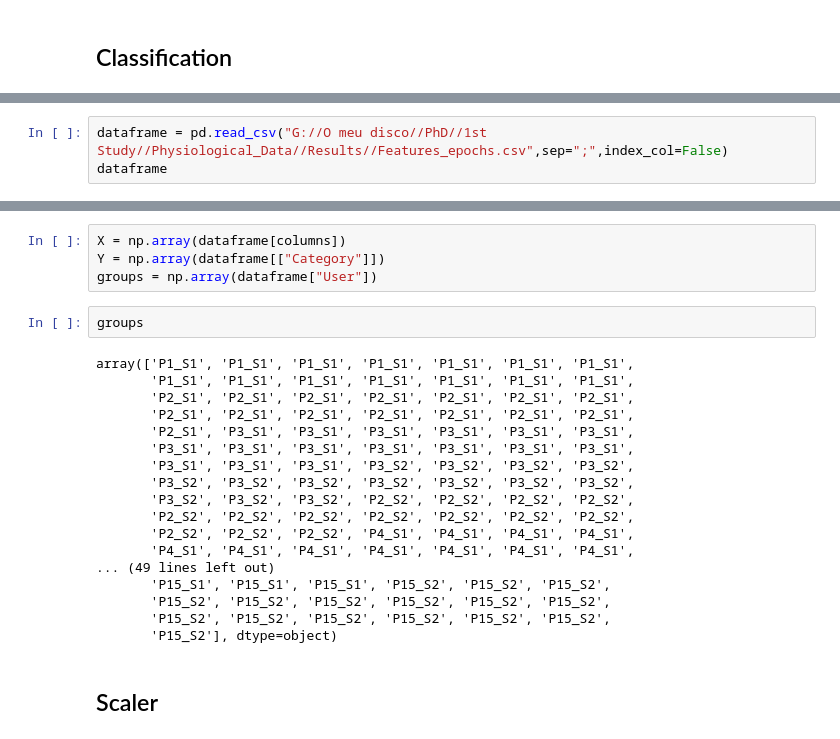
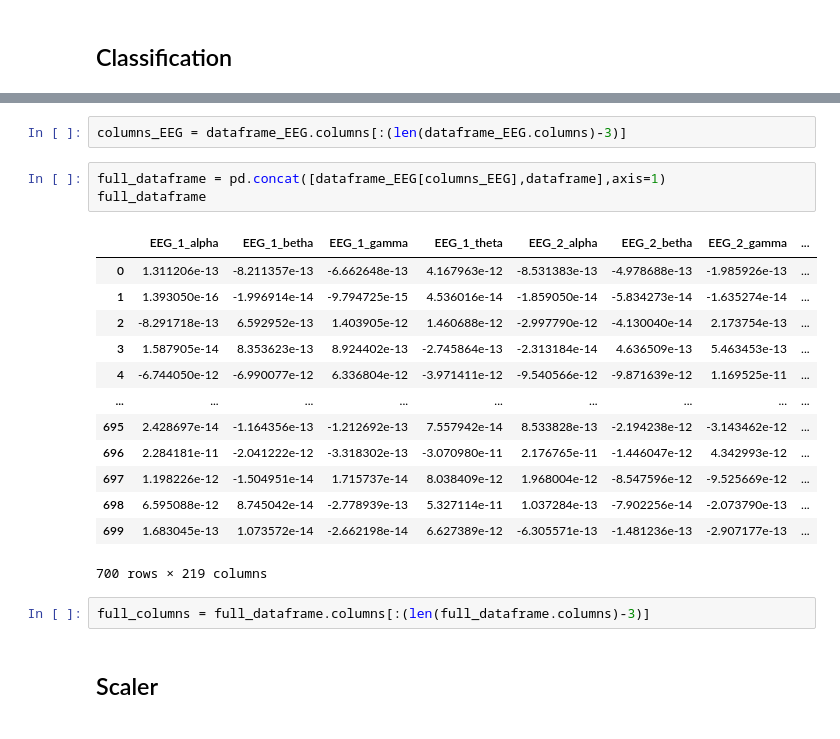
Before and after one commit to rodrigolima6/Physiological_Data, a Jupyter notebook: Classification.ipynb, the cells around one changed output, grey strips where cells are left out. Saved outputs shown, nothing was run; the diff lists cells and outputs as text.

```diff
--- a/Classification.ipynb
+++ b/Classification.ipynb
@@ -45,3 +72,0 @@ dataframe
-# %%
-dataframe = pd.read_csv("G://O meu disco//PhD//1st Study//Physiological_Data//Results//Features_epochs.csv",sep=";",index_col=False)
-dataframe
@@ -94,27 +78,24 @@ TypeError: ufunc 'isnan' not supported for the input types, and the inputs could
-# %%
-X = np.array(dataframe[columns])
-Y = np.array(dataframe[["Category"]])
-groups = np.array(dataframe["User"])
-# %%
-groups
-# %% [output]
-array(['P1_S1', 'P1_S1', 'P1_S1', 'P1_S1', 'P1_S1', 'P1_S1', 'P1_S1',
-       'P1_S1', 'P1_S1', 'P1_S1', 'P1_S1', 'P1_S1', 'P1_S1', 'P1_S1',
-       'P2_S1', 'P2_S1', 'P2_S1', 'P2_S1', 'P2_S1', 'P2_S1', 'P2_S1',
-       'P2_S1', 'P2_S1', 'P2_S1', 'P2_S1', 'P2_S1', 'P2_S1', 'P2_S1',
-       'P2_S1', 'P3_S1', 'P3_S1', 'P3_S1', 'P3_S1', 'P3_S1', 'P3_S1',
-       'P3_S1', 'P3_S1', 'P3_S1', 'P3_S1', 'P3_S1', 'P3_S1', 'P3_S1',
-       'P3_S1', 'P3_S1', 'P3_S1', 'P3_S2', 'P3_S2', 'P3_S2', 'P3_S2',
-       'P3_S2', 'P3_S2', 'P3_S2', 'P3_S2', 'P3_S2', 'P3_S2', 'P3_S2',
-       'P3_S2', 'P3_S2', 'P3_S2', 'P2_S2', 'P2_S2', 'P2_S2', 'P2_S2',
-       'P2_S2', 'P2_S2', 'P2_S2', 'P2_S2', 'P2_S2', 'P2_S2', 'P2_S2',
-       'P2_S2', 'P2_S2', 'P2_S2', 'P4_S1', 'P4_S1', 'P4_S1', 'P4_S1',
-       'P4_S1', 'P4_S1', 'P4_S1', 'P4_S1', 'P4_S1', 'P4_S1', 'P4_S1',
-... (49 lines left out)
-       'P15_S1', 'P15_S1', 'P15_S1', 'P15_S2', 'P15_S2', 'P15_S2',
-       'P15_S2', 'P15_S2', 'P15_S2', 'P15_S2', 'P15_S2', 'P15_S2',
-       'P15_S2', 'P15_S2', 'P15_S2', 'P15_S2', 'P15_S2', 'P15_S2',
-       'P15_S2'], dtype=object)
+# %%
+columns_EEG = dataframe_EEG.columns[:(len(dataframe_EEG.columns)-3)]
+# %%
+full_dataframe = pd.concat([dataframe_EEG[columns_EEG],dataframe],axis=1)
+full_dataframe
+# %% [output]
+|  | EEG_1_alpha | EEG_1_betha | EEG_1_gamma | EEG_1_theta | EEG_2_alpha | EEG_2_betha | EEG_2_gamma | ... |
+| 0 | 1.311206e-13 | -8.211357e-13 | -6.662648e-13 | 4.167963e-12 | -8.531383e-13 | -4.978688e-13 | -1.985926e-13 | ... |
+| 1 | 1.393050e-16 | -1.996914e-14 | -9.794725e-15 | 4.536016e-14 | -1.859050e-14 | -5.834273e-14 | -1.635274e-14 | ... |
+| 2 | -8.291718e-13 | 6.592952e-13 | 1.403905e-12 | 1.460688e-12 | -2.997790e-12 | -4.130040e-14 | 2.173754e-13 | ... |
+| 3 | 1.587905e-14 | 8.353623e-13 | 8.924402e-13 | -2.745864e-13 | -2.313184e-14 | 4.636509e-13 | 5.463453e-13 | ... |
+| 4 | -6.744050e-12 | -6.990077e-12 | 6.336804e-12 | -3.971411e-12 | -9.540566e-12 | -9.871639e-12 | 1.169525e-11 | ... |
+| ... | ... | ... | ... | ... | ... | ... | ... | ... |
+| 695 | 2.428697e-14 | -1.164356e-13 | -1.212692e-13 | 7.557942e-14 | 8.533828e-13 | -2.194238e-12 | -3.143462e-12 | ... |
+| 696 | 2.284181e-11 | -2.041222e-12 | -3.318302e-13 | -3.070980e-11 | 2.176765e-11 | -1.446047e-12 | 4.342993e-12 | ... |
+| 697 | 1.198226e-12 | -1.504951e-14 | 1.715737e-14 | 8.038409e-12 | 1.968004e-12 | -8.547596e-12 | -9.525669e-12 | ... |
+| 698 | 6.595088e-12 | 8.745042e-14 | -2.778939e-13 | 5.327114e-11 | 1.037284e-13 | -7.902256e-14 | -2.073790e-13 | ... |
+| 699 | 1.683045e-13 | 1.073572e-14 | -2.662198e-14 | 6.627389e-12 | -6.305571e-13 | -1.481236e-13 | -2.907177e-13 | ... |
+700 rows × 219 columns
+# %%
+full_columns = full_dataframe.columns[:(len(full_dataframe.columns)-3)]
 # %% [markdown]
 ## Scaler
 # %%
```
Also changed, not shown: parts of 70 cells of this notebook, 27 other files.
